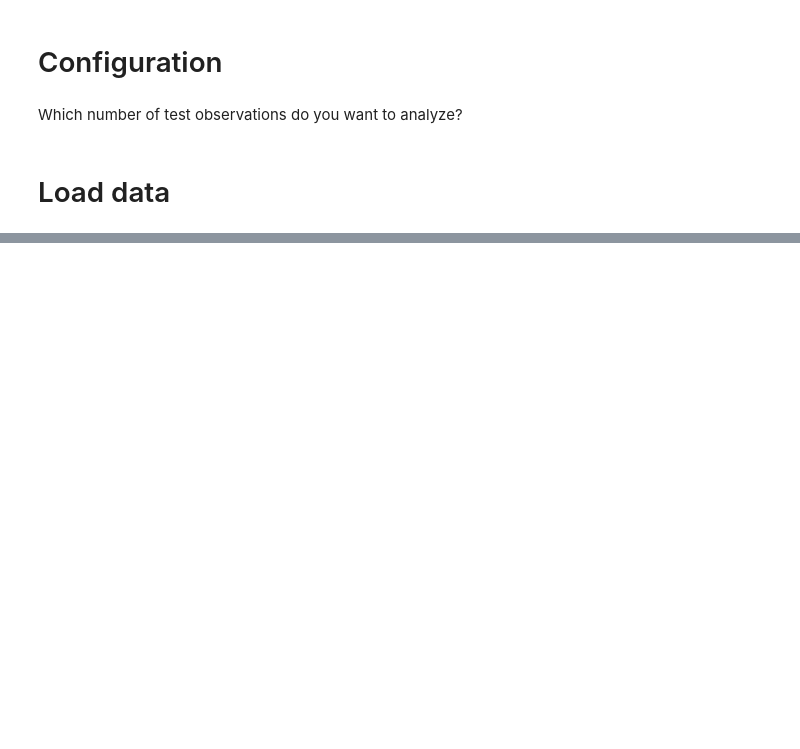
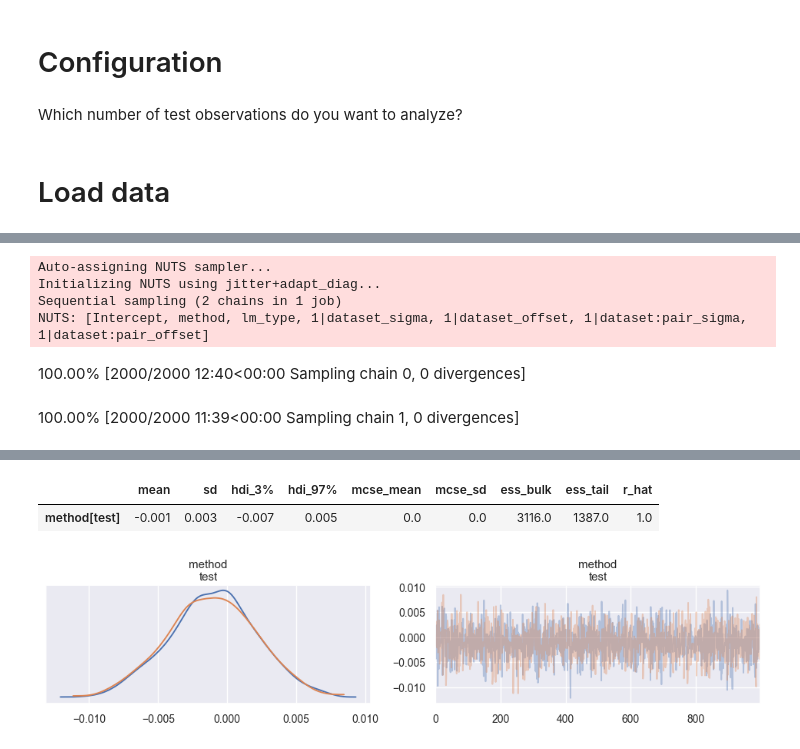
Before and after one commit to kddubey/pretrain-on-test, a Jupyter notebook: analysis/main.ipynb, the cells around one changed output, grey strips where cells are left out. Drawn from its saved outputs; the diff is of its cells as text; code cells hidden in the pictures; blank space fills up the shorter version.

```diff
--- a/analysis/main.ipynb
+++ b/analysis/main.ipynb
@@ -58,4 +91,12 @@ model_bias, summary_bias, az_summary_bias = utils.stat_model(
     control="extra",
     equation=equation,
     id_vars=id_vars,
+    chains=2,
 )
+# %% [output]
+Auto-assigning NUTS sampler...
+Initializing NUTS using jitter+adapt_diag...
+Sequential sampling (2 chains in 1 job)
+NUTS: [Intercept, method, lm_type, 1|dataset_sigma, 1|dataset_offset, 1|dataset:pair_sigma, 1|dataset:pair_offset]
+100.00% [2000/2000 12:40<00:00 Sampling chain 0, 0 divergences]
+100.00% [2000/2000 11:39<00:00 Sampling chain 1, 0 divergences]
@@ -62,2 +105,5 @@ model_bias, summary_bias, az_summary_bias = utils.stat_model(
+|  | mean | sd | hdi_3% | hdi_97% | mcse_mean | mcse_sd | ess_bulk | ess_tail | r_hat |
+| method[test] | -0.001 | 0.003 | -0.007 | 0.005 | 0.0 | 0.0 | 3116.0 | 1387.0 | 1.0 |
+[figure, added]
 # %%
 print(model_bias)
```
Also changed, not shown: parts of 8 cells of this notebook.
